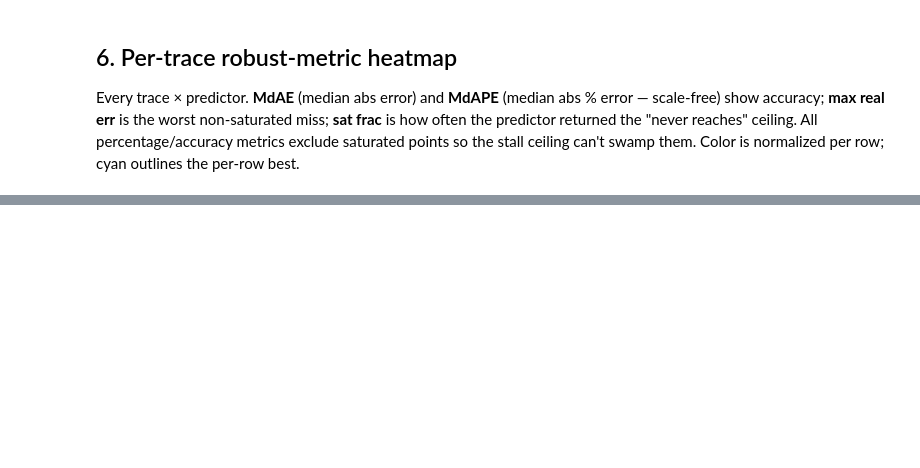
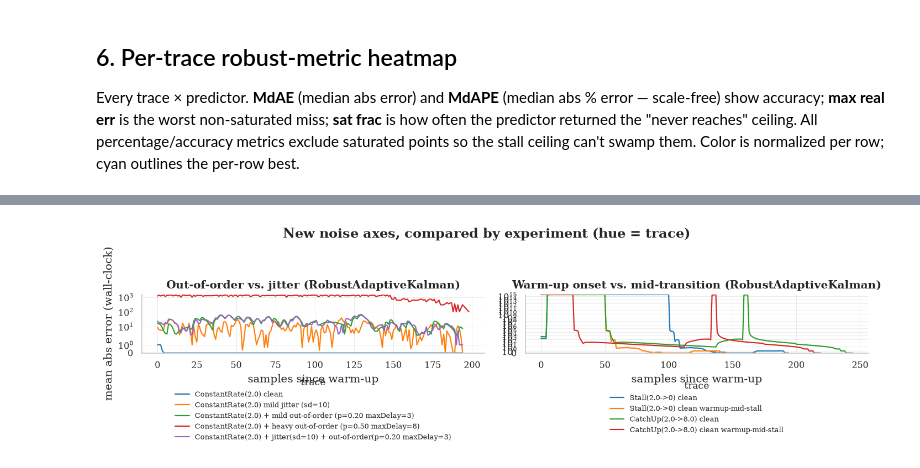
Before and after one commit to Watermark-Prediction-NES/nebulastream, a Jupyter notebook: scripts/benchmarking/watermark_predictor_benchmarks/plot_results.ipynb, the cells around one changed output, grey strips where cells are left out. Saved outputs shown, nothing was run; the diff lists cells and outputs as text; code cells hidden in the pictures; blank space fills up the shorter version.

```diff
--- a/scripts/benchmarking/watermark_predictor_benchmarks/plot_results.ipynb
+++ b/scripts/benchmarking/watermark_predictor_benchmarks/plot_results.ipynb
@@ -370,0 +386,44 @@ plt.show()
+# %%
+focus_predictor = 'RobustAdaptiveKalman'
+fig, axes = plt.subplots(1, 2, figsize=(11, 3.6))
+
+ooo_traces = [
+    'ConstantRate(2.0) clean',
+    'ConstantRate(2.0) mild jitter (sd=10)',
+    'ConstantRate(2.0) + mild out-of-order (p=0.20 maxDelay=3)',
+    'ConstantRate(2.0) + heavy out-of-order (p=0.50 maxDelay=8)',
+    'ConstantRate(2.0) + jitter(sd=10) + out-of-order(p=0.20 maxDelay=3)',
+]
+sub = df[(df['predictor'] == focus_predictor) & (df['trace'].isin(ooo_traces))]
+trace_palette = dict(zip(ooo_traces, sns.color_palette('tab10', len(ooo_traces))))
+sns.lineplot(sub, x='eval_offset', y='abs_err', hue='trace', hue_order=ooo_traces,
+             palette=trace_palette, errorbar=None, ax=axes[0])
+axes[0].set_yscale('symlog')
+axes[0].set_ylim(bottom=0)
+axes[0].set_xlabel('samples since warm-up')
+axes[0].set_ylabel('mean abs error (wall-clock)')
+axes[0].set_title(f'Out-of-order vs. jitter ({focus_predictor})')
+axes[0].legend(title='trace', loc='upper center', bbox_to_anchor=(0.5, -0.32), fontsize=7)
+
+warmup_traces = [
+    'Stall(2.0->0) clean',
+    'Stall(2.0->0) clean warmup-mid-stall',
+    'CatchUp(2.0->8.0) clean',
+    'CatchUp(2.0->8.0) clean warmup-mid-stall',
+]
+sub2 = df[(df['predictor'] == focus_predictor) & (df['trace'].isin(warmup_traces))]
+trace_palette2 = dict(zip(warmup_traces, sns.color_palette('tab10', len(warmup_traces))))
+sns.lineplot(sub2, x='eval_offset', y='abs_err', hue='trace', hue_order=warmup_traces,
+             palette=trace_palette2, errorbar=None, ax=axes[1])
+axes[1].set_yscale('symlog')
+axes[1].set_ylim(bottom=0)
+axes[1].set_xlabel('samples since warm-up')
+axes[1].set_ylabel('')
+axes[1].set_title(f'Warm-up onset vs. mid-transition ({focus_predictor})')
+axes[1].legend(title='trace', loc='upper center', bbox_to_anchor=(0.5, -0.38), fontsize=7)
+
+fig.suptitle('New noise axes, compared by experiment (hue = trace)', y=1.06, fontweight='bold')
+fig.tight_layout()
+plt.show()
+# %% [output]
+[figure, added]
```
Also changed, not shown: parts of 9 cells of this notebook, 10 other files.
